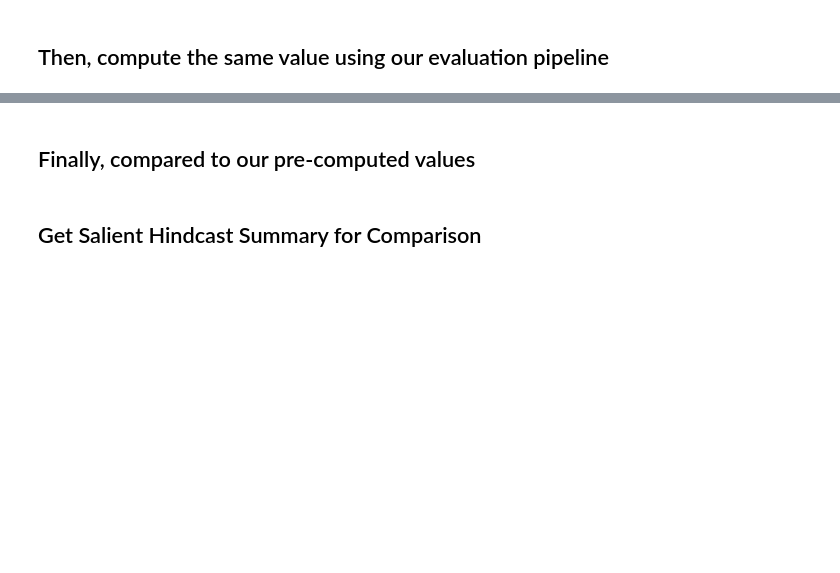
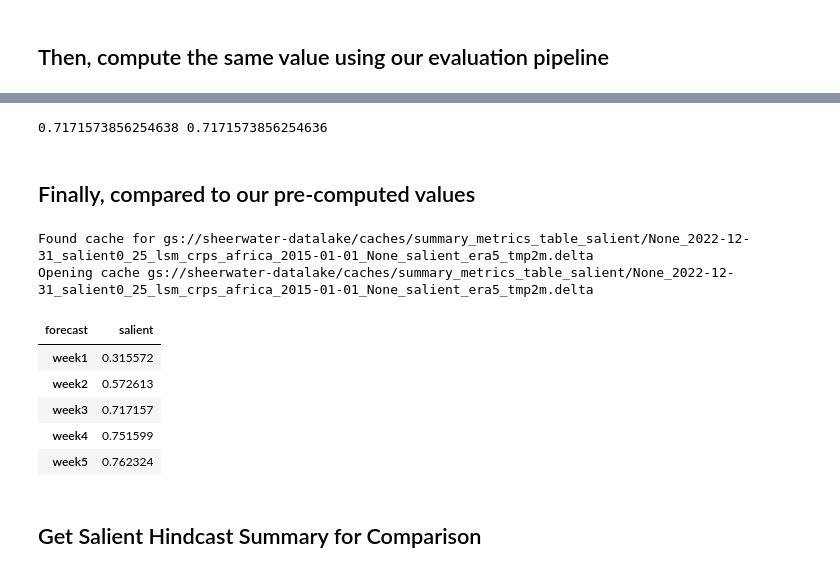
Before and after one commit to rhiza-research/sheerwater-benchmarking, a Jupyter notebook: salient_scripts/salient_validation_exercise.ipynb, the cells around one changed output, grey strips where cells are left out. Drawn from its saved outputs; the diff is of its cells as text; code cells hidden in the pictures; blank space fills up the shorter version.

Commit message:
Added salient validation notebook

```diff
--- a/salient_scripts/salient_validation_exercise.ipynb
+++ b/salient_scripts/salient_validation_exercise.ipynb
@@ -159,21 +176,36 @@ gt_ds = salient_era5(start_time, end_time, variable, lead='week3', grid='salient
 # %%
 from weatherbench2.metrics import SpatialQuantileCRPS
+if variable == 'precip':
+    div = 7.0
+else:
+    div = 1.0
 # Compute using SalientSDK, but divide by 7 to acccount for total precip versus daily precip
-met1 = float(_crps_core(observations=gt_ds, forecasts=fcst_ds, qnt_dim='member').mean()['crps'].compute()) / 7.0
+met1 = float(_crps_core(observations=gt_ds, forecasts=fcst_ds, qnt_dim='member').mean()['crps'].compute()) / div
 # Compute using WeatherBench metric used in Nimbus, but divide by 7 to acccount for total precip versus daily precip
-met2 = float(SpatialQuantileCRPS(quantile_dim='member').compute(forecast=fcst_ds, truth=gt_ds, skipna=True).mean()[variable].compute()) / 7.0
+met2 = float(SpatialQuantileCRPS(quantile_dim='member').compute(forecast=fcst_ds, truth=gt_ds, skipna=True).mean()[variable].compute()) / div
 print(met1, met2)
+# %% [output]
+0.7171573856254638 0.7171573856254636
 # %% [markdown]
 ## Finally, compared to our pre-computed values
 # %%
 # Get value from our cached table [should match exactly for week 3]
 tab = summary_metrics_table_salient(start_time, end_time, variable,
                            truth='salient_era5', metric=metric,
                            grid=grid, mask='lsm', region="africa")
 tab = tab.set_index('forecast')
 # Divide by 7, to convert weekly totals to daily averages
-tab = (tab[['week1', 'week2', 'week3', 'week4', 'week5']] / 7.).T
+tab = (tab[['week1', 'week2', 'week3', 'week4', 'week5']] / div).T
 tab
+# %% [output]
+Found cache for gs://sheerwater-datalake/caches/summary_metrics_table_salient/None_2022-12-31_salient0_25_lsm_crps_africa_2015-01-01_None_salient_era5_tmp2m.delta
+Opening cache gs://sheerwater-datalake/caches/summary_metrics_table_salient/None_2022-12-31_salient0_25_lsm_crps_africa_2015-01-01_None_salient_era5_tmp2m.delta
+| forecast | salient |
+| week1 | 0.315572 |
+| week2 | 0.572613 |
+| week3 | 0.717157 |
+| week4 | 0.751599 |
+| week5 | 0.762324 |
 # %% [markdown]
 ## Get Salient Hindcast Summary for Comparison
 # %%
```
Also changed, not shown: parts of 5 cells of this notebook.
